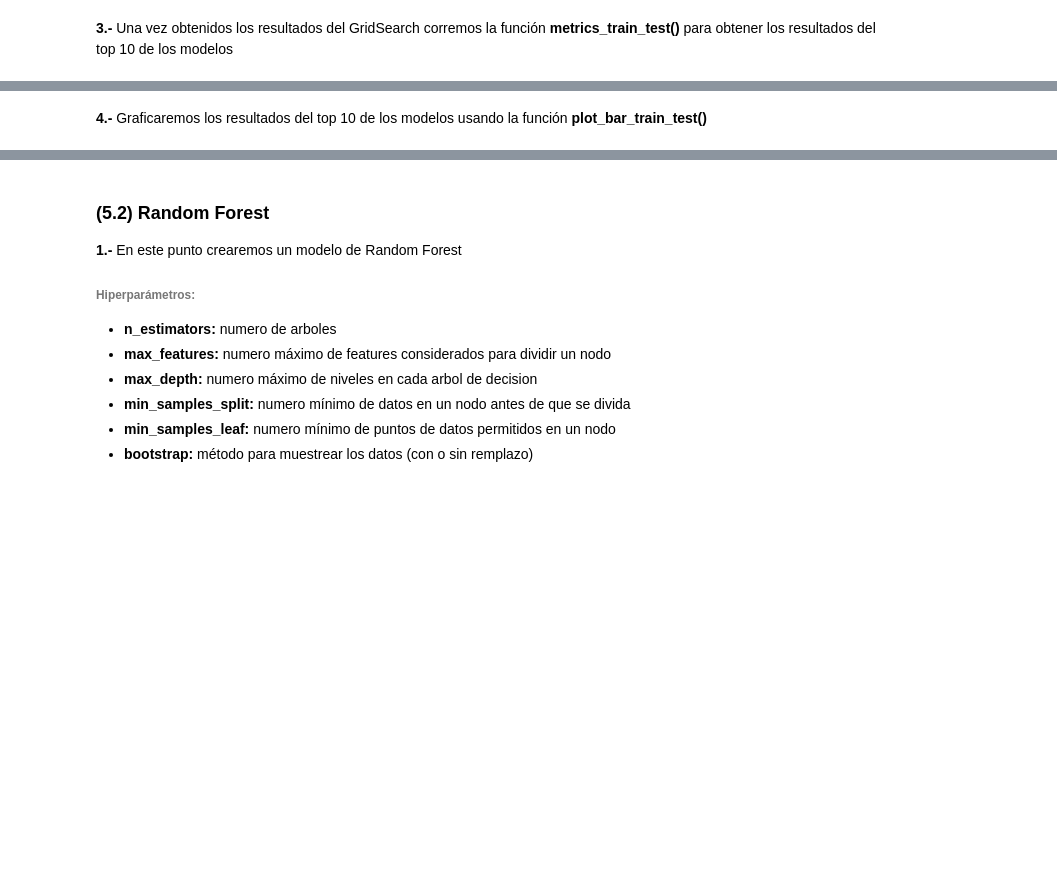
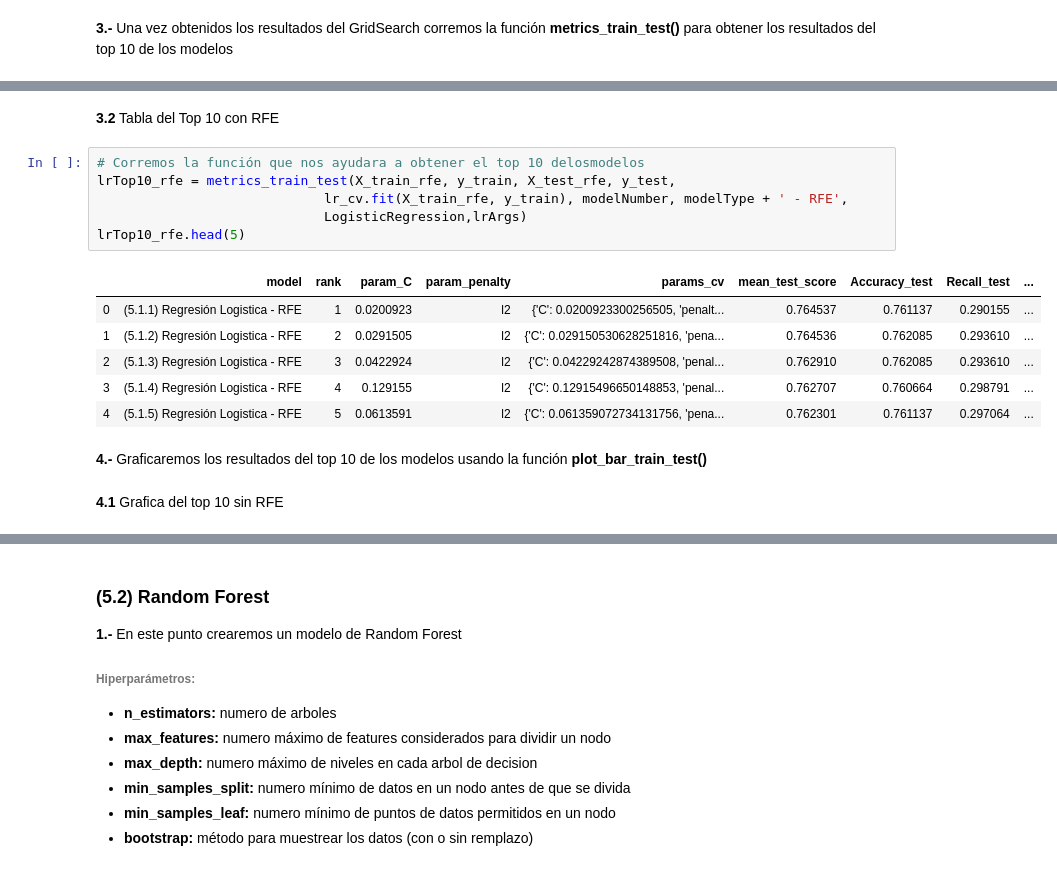
Before and after one commit to jorgeo80/UP_MCD, a Jupyter notebook: MachineLearning/Proyecto/CHURNAnalysis.ipynb, the cells around one changed output, grey strips where cells are left out. Drawn from its saved outputs; the diff is of its cells as text; blank space fills up the shorter version.

```diff
--- a/MachineLearning/Proyecto/CHURNAnalysis.ipynb
+++ b/MachineLearning/Proyecto/CHURNAnalysis.ipynb
@@ -435,5 +450,22 @@ lrTop10.head(5)
+# %% [markdown]
+**3.2** Tabla del Top 10 con RFE
+# %%
+# Corremos la función que nos ayudara a obtener el top 10 delosmodelos
+lrTop10_rfe = metrics_train_test(X_train_rfe, y_train, X_test_rfe, y_test,
+                             lr_cv.fit(X_train_rfe, y_train), modelNumber, modelType + ' - RFE',
+                             LogisticRegression,lrArgs)
+lrTop10_rfe.head(5)
+# %% [output]
+|  | model | rank | param_C | param_penalty | params_cv | mean_test_score | Accuracy_test | Recall_test | ... |
+| 0 | (5.1.1) Regresión Logistica - RFE | 1 | 0.0200923 | l2 | {'C': 0.0200923300256505, 'penalt... | 0.764537 | 0.761137 | 0.290155 | ... |
+| 1 | (5.1.2) Regresión Logistica - RFE | 2 | 0.0291505 | l2 | {'C': 0.029150530628251816, 'pena... | 0.764536 | 0.762085 | 0.293610 | ... |
+| 2 | (5.1.3) Regresión Logistica - RFE | 3 | 0.0422924 | l2 | {'C': 0.04229242874389508, 'penal... | 0.762910 | 0.762085 | 0.293610 | ... |
+| 3 | (5.1.4) Regresión Logistica - RFE | 4 | 0.129155 | l2 | {'C': 0.12915496650148853, 'penal... | 0.762707 | 0.760664 | 0.298791 | ... |
+| 4 | (5.1.5) Regresión Logistica - RFE | 5 | 0.0613591 | l2 | {'C': 0.061359072734131756, 'pena... | 0.762301 | 0.761137 | 0.297064 | ... |
 # %% [markdown]
 **4.-** Graficaremos los resultados del top 10 de los modelos usando la función **plot_bar_train_test()**
+# %% [markdown]
+**4.1** Grafica del top 10 sin RFE
 # %%
 # corremos la grafica con los resultados del top 10
 plot_bar_train_test(lrTop10, modelName)
```
Also changed, not shown: parts of 17 cells of this notebook.
